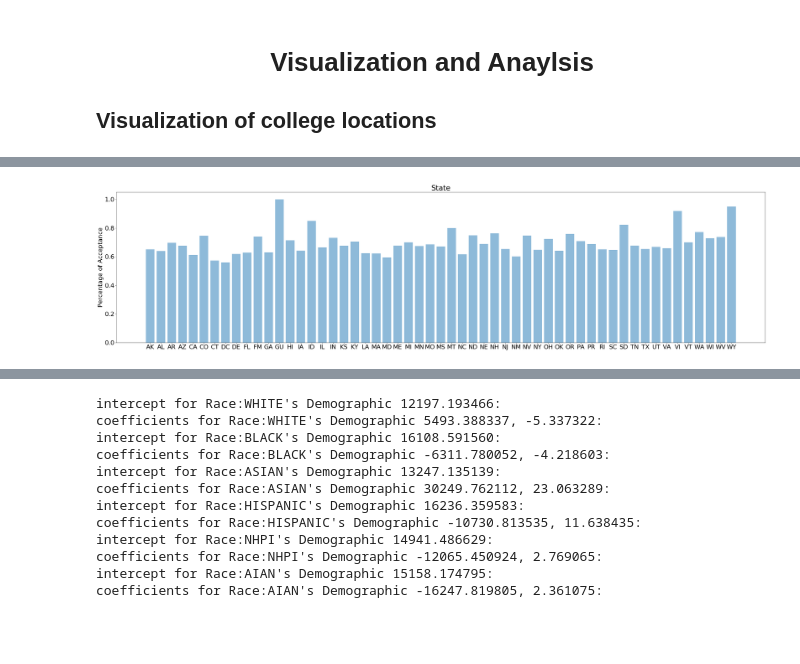
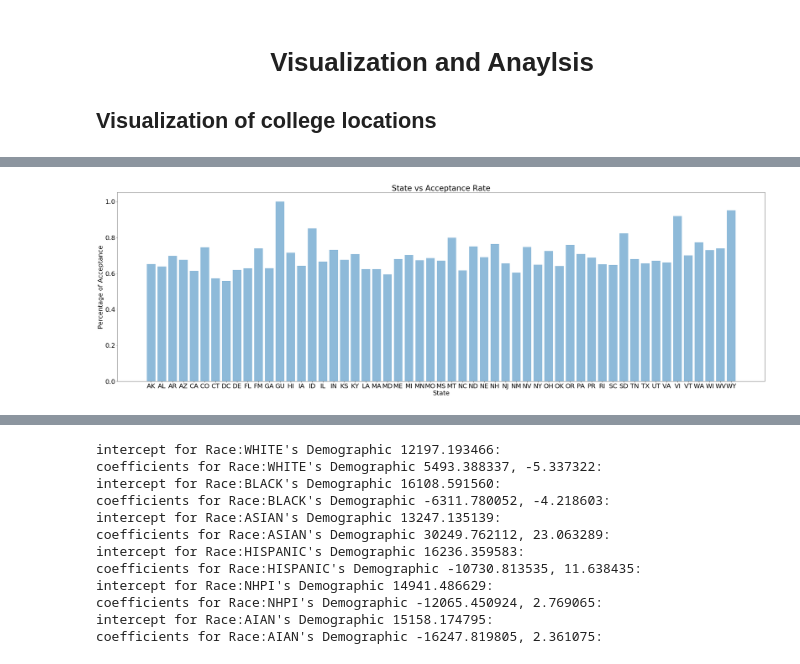
Before and after one commit to ZionJoseph/320-project-5, a Jupyter notebook: College Scorecard Tutorial.ipynb, the cells around one changed output, grey strips where cells are left out. Drawn from its saved outputs; the diff is of its cells as text; code cells hidden in the pictures; blank space fills up the shorter version.

```diff
--- a/College Scorecard Tutorial.ipynb
+++ b/College Scorecard Tutorial.ipynb
@@ -151,12 +173,18 @@ admissions.head()
 # %%
-plt.figure(num=None, figsize=(42, 10))
+plt.figure(num=None, figsize=(40, 12))
 x = admissions['STABBR']
 y = admissions['ADM_RATE']
+
 plt.rcParams.update({'font.size': 22})
+
+#Use matplotlib.pyplot's bar function to create a bar graph of the acceptance rate vs the state
 plt.bar(x, y, align='center', alpha=0.5)
+
+#Set the axes titles
+plt.title("State vs Acceptance Rate")
+plt.xlabel("State")
 plt.ylabel('Percentage of Acceptance')
-plt.title('State')
 
 plt.show()
 # %% [output]
-[figure, old version]
+[figure, new version]
```
Also changed, not shown: parts of 20 cells of this notebook, 1 other file.
